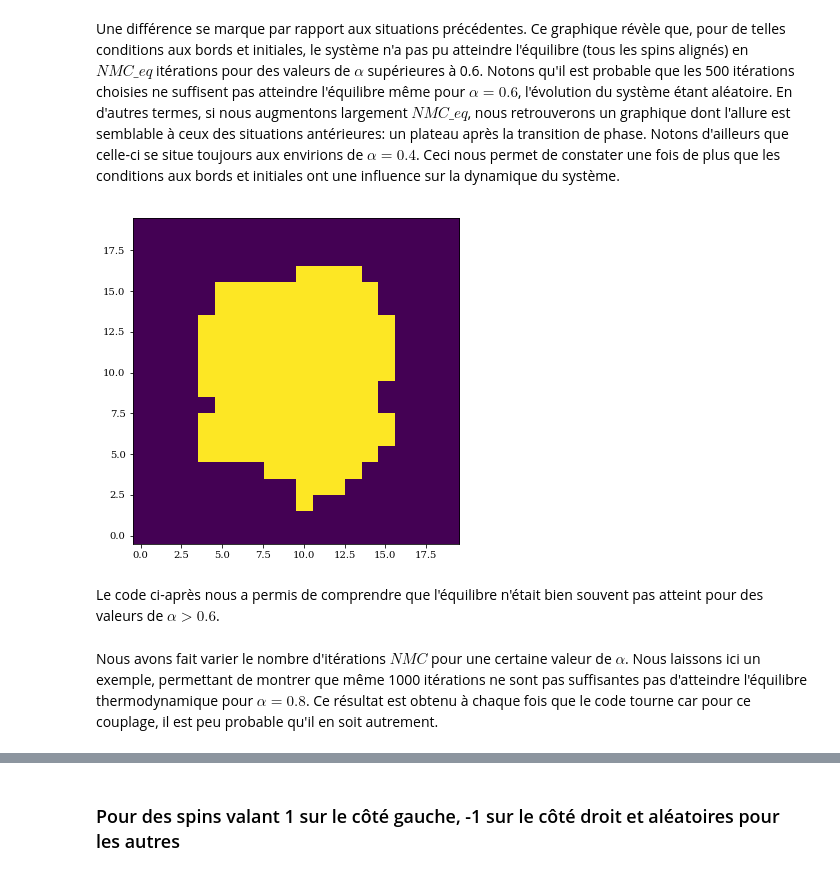
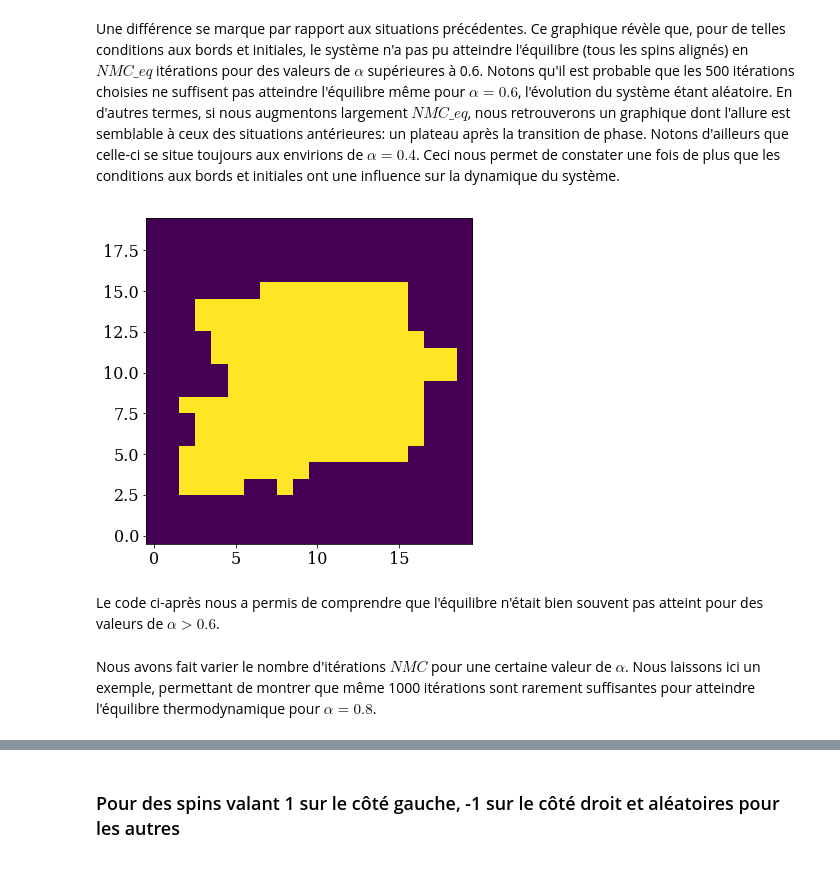
Before and after one commit to ceschoon/Travail-PHYS-F-303, a Jupyter notebook: Travail_PHYS-F-303_MJ_CS.ipynb, the cells around one changed output, grey strips where cells are left out. Drawn from its saved outputs; the diff is of its cells as text; code cells hidden in the pictures.

```diff
--- a/Travail_PHYS-F-303_MJ_CS.ipynb
+++ b/Travail_PHYS-F-303_MJ_CS.ipynb
@@ -204,7 +172,7 @@ $$ \partial_t \rho = c + \alpha\ \partial_x^2 \rho $$
 Il est évident que la solution montrée précédemment est solution de cette équation.
 La simulation de ce processus est faite ci-dessous.
 # %%
-npart=10000
+npart=100000
 T=50.0
 nt=500
 dt=T/nt
@@ -313,7 +280,7 @@ La distribution d'équilibre pour $t\rightarrow \infty$ est donc une gausienne d
 
 Vérifions tout cela avec une simulation.
 # %%
-npart=10000
+npart=100000
 T=20.0
 nt=500
 dt=T/nt
@@ -1375,9 +1347,9 @@ plt.show()
 Une différence se marque par rapport aux situations précédentes. Ce graphique révèle que, pour de telles conditions aux bords et initiales, le système n'a pas pu atteindre l'équilibre (tous les spins alignés) en $NMC\_eq$ itérations pour des valeurs de $\alpha$ supérieures à 0.6. Notons qu'il est probable que les 500 itérations choisies ne suffisent pas atteindre l'équilibre même pour $\alpha = 0.6$, l'évolution du système étant aléatoire. En d'autres termes, si nous augmentons largement $NMC\_eq$, nous retrouverons un graphique dont l'allure est semblable à ceux des situations antérieures: un plateau après la transition de phase. Notons d'ailleurs que celle-ci se situe toujours aux envirions de $\alpha = 0.4$. Ceci nous permet de constater une fois de plus que les conditions aux bords et initiales ont une influence sur la dynamique du système.
 # %%
 plt.figure(figsize=(6,6))
-plt.imshow(sps[14],interpolation="none",origin='lower');
+plt.imshow(sps[16],interpolation="none",origin='lower');
 # %% [output]
-[figure, old version]
+[figure, new version]
 # %% [markdown]
 Le code ci-après nous a permis de comprendre que l'équilibre n'était bien souvent pas atteint pour des valeurs de $\alpha > 0.6$.
 # %%
@@ -1411,5 +1383,5 @@ def ising_model_metropolis2(sp, NMC, nx, ny, alpha,param,borders,a):
         states[i]=sp.copy()
     return states
 # %% [markdown]
-Nous avons fait varier le nombre d'itérations $NMC$ pour une certaine valeur de $\alpha$. Nous laissons ici un exemple, permettant de montrer que même 1000 itérations ne sont pas suffisantes pas d'atteindre l'équilibre thermodynamique pour $\alpha = 0.8$. Ce résultat est obtenu à chaque fois que le code tourne car pour ce couplage, il est peu probable qu'il en soit autrement.
+Nous avons fait varier le nombre d'itérations $NMC$ pour une certaine valeur de $\alpha$. Nous laissons ici un exemple, permettant de montrer que même 1000 itérations sont rarement suffisantes pour atteindre l'équilibre thermodynamique pour $\alpha = 0.8$.
 # %%
```
Also changed, not shown: parts of 62 cells of this notebook, 1 other file.
